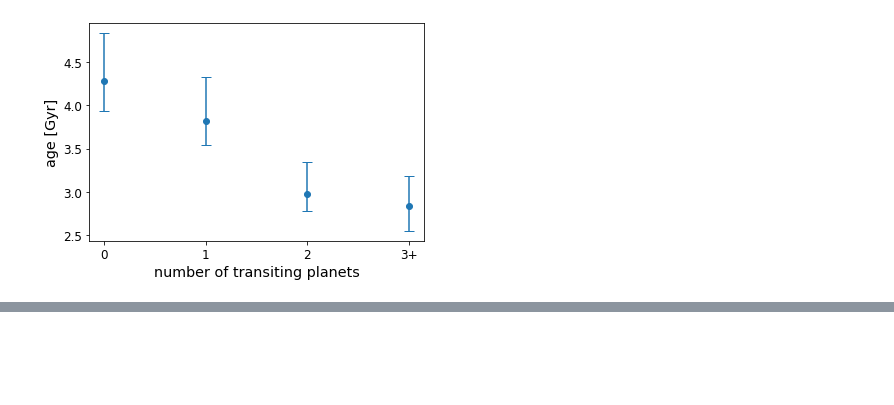
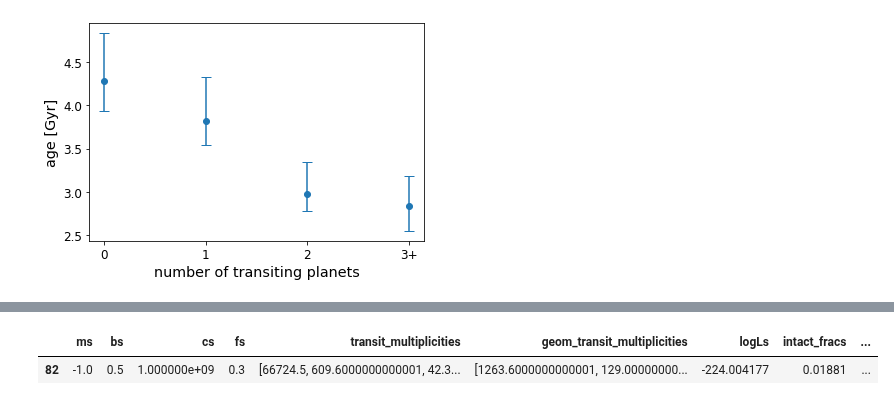
Before and after one commit to exoclam/mastrangelo, a Jupyter notebook: notebooks/analyze.ipynb, the cells around one changed output, grey strips where cells are left out. Saved outputs shown, nothing was run; the diff lists cells and outputs as text; code cells hidden in the pictures; blank space fills up the shorter version.

```diff
--- a/notebooks/analyze.ipynb
+++ b/notebooks/analyze.ipynb
@@ -260,0 +277,5 @@ plt.show()
+# %%
+truth.loc[(truth.ms == -1) & (truth.bs == 0.5) & (truth.cs == 1e9) & (np.round(truth.fs,1) == 0.3)]
+# %% [output]
+|  | ms | bs | cs | fs | transit_multiplicities | geom_transit_multiplicities | logLs | intact_fracs | ... |
+| 82 | -1.0 | 0.5 | 1.000000e+09 | 0.3 | [66724.5, 609.6000000000001, 42.3... | [1263.6000000000001, 129.00000000... | -224.004177 | 0.01881 | ... |
```
Also changed, not shown: parts of 5 cells of this notebook, 2 other files.
